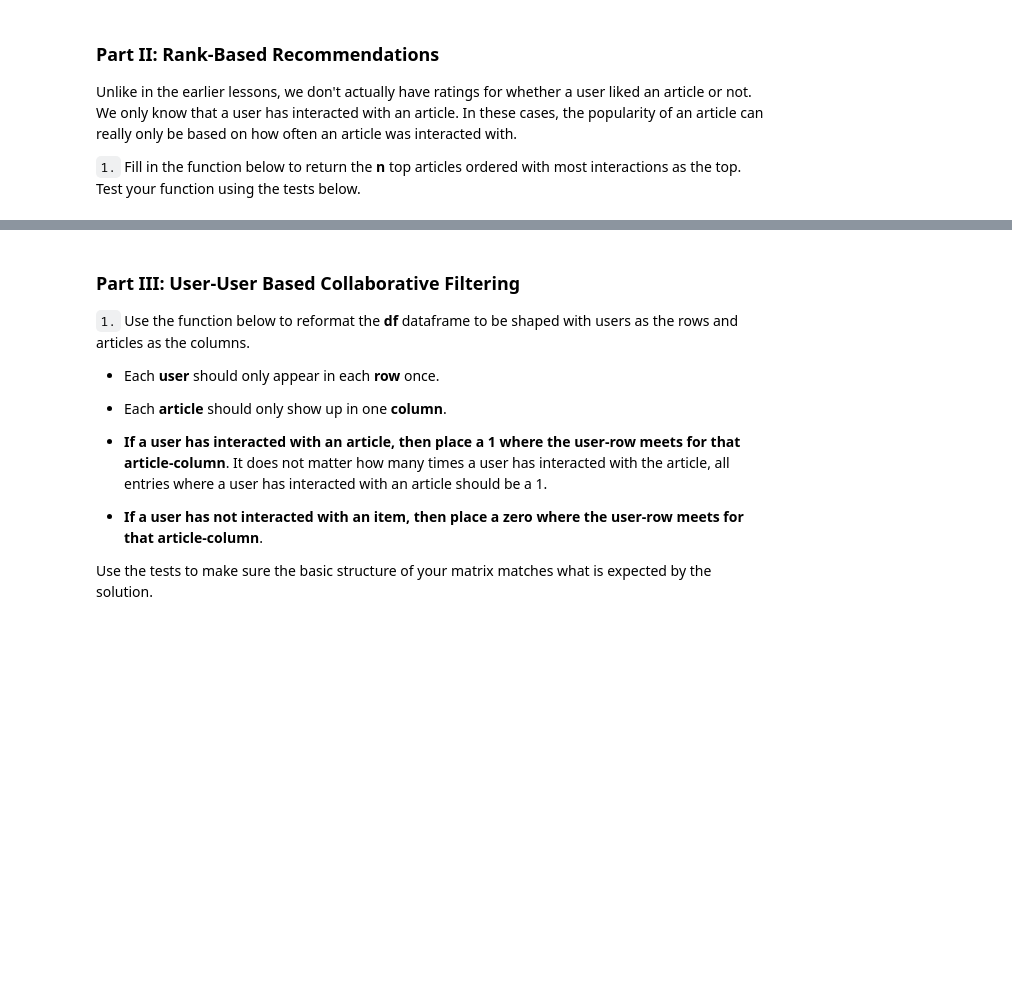
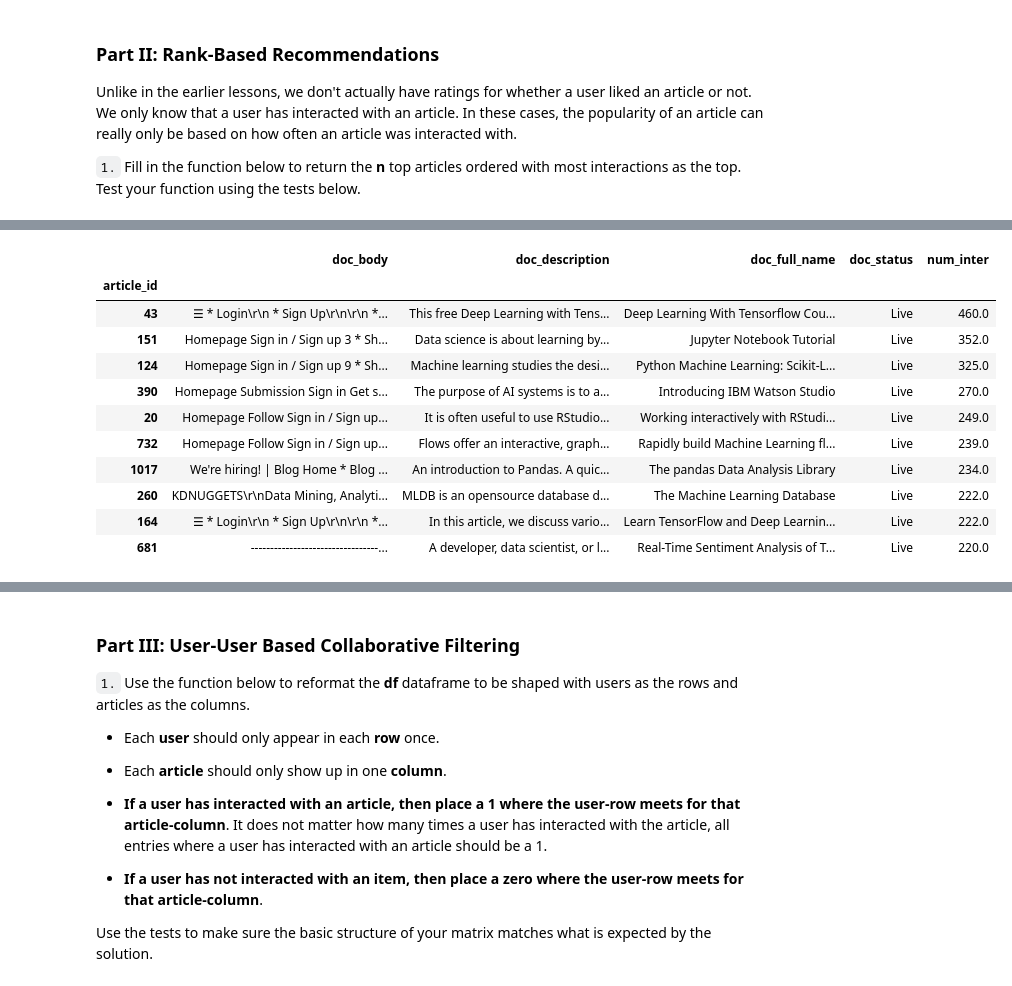
Before and after one commit to ShuangyuandData/RecsysIBM, a Jupyter notebook: Recommendations_with_IBM.ipynb, the cells around one changed output, grey strips where cells are left out. Saved outputs shown, nothing was run; the diff lists cells and outputs as text; code cells hidden in the pictures; blank space fills up the shorter version.

```diff
--- a/Recommendations_with_IBM.ipynb
+++ b/Recommendations_with_IBM.ipynb
@@ -350,0 +387,3 @@ Unlike in the earlier lessons, we don't actually have ratings for whether a user
+# %%
+num=num_inter.count()
+num.head()
@@ -350,0 +398,4 @@ Unlike in the earlier lessons, we don't actually have ratings for whether a user
+# %%
+rank=pd.DataFrame({'num_inter': num})
+# %%
+rank_article=df_content.set_index('article_id').join(rank)
@@ -351,3 +412,20 @@ Unlike in the earlier lessons, we don't actually have ratings for whether a user
+# %%
+top_article=rank_article.sort_values('num_inter', ascending=False)
+# %%
+top_article.head(10)
+# %% [output]
+|  | doc_body | doc_description | doc_full_name | doc_status | num_inter |
+| article_id |  |  |  |  |  |
+| 43 | ☰ * Login\r\n * Sign Up\r\n\r\n *... | This free Deep Learning with Tens... | Deep Learning With Tensorflow Cou... | Live | 460.0 |
+| 151 | Homepage Sign in / Sign up 3 * Sh... | Data science is about learning by... | Jupyter Notebook Tutorial | Live | 352.0 |
+| 124 | Homepage Sign in / Sign up 9 * Sh... | Machine learning studies the desi... | Python Machine Learning: Scikit-L... | Live | 325.0 |
+| 390 | Homepage Submission Sign in Get s... | The purpose of AI systems is to a... | Introducing IBM Watson Studio | Live | 270.0 |
+| 20 | Homepage Follow Sign in / Sign up... | It is often useful to use RStudio... | Working interactively with RStudi... | Live | 249.0 |
+| 732 | Homepage Follow Sign in / Sign up... | Flows offer an interactive, graph... | Rapidly build Machine Learning fl... | Live | 239.0 |
+| 1017 | We're hiring! | Blog Home * Blog ... | An introduction to Pandas. A quic... | The pandas Data Analysis Library | Live | 234.0 |
+| 260 | KDNUGGETS\r\nData Mining, Analyti... | MLDB is an open­source database d... | The Machine Learning Database | Live | 222.0 |
+| 164 | ☰ * Login\r\n * Sign Up\r\n\r\n *... | In this article, we discuss vario... | Learn TensorFlow and Deep Learnin... | Live | 222.0 |
+| 681 | ---------------------------------... | A developer, data scientist, or l... | Real-Time Sentiment Analysis of T... | Live | 220.0 |
 # %%
 def get_top_articles(n, df=df):
     '''
```
Also changed, not shown: parts of 10 cells of this notebook.
